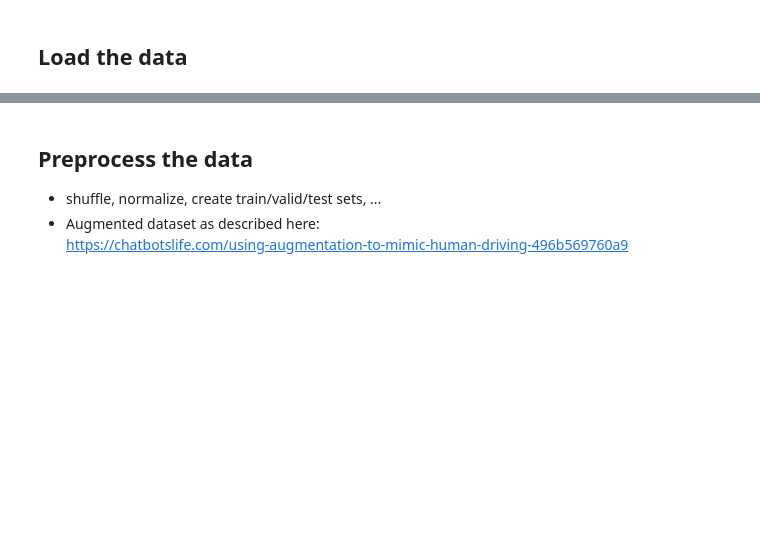
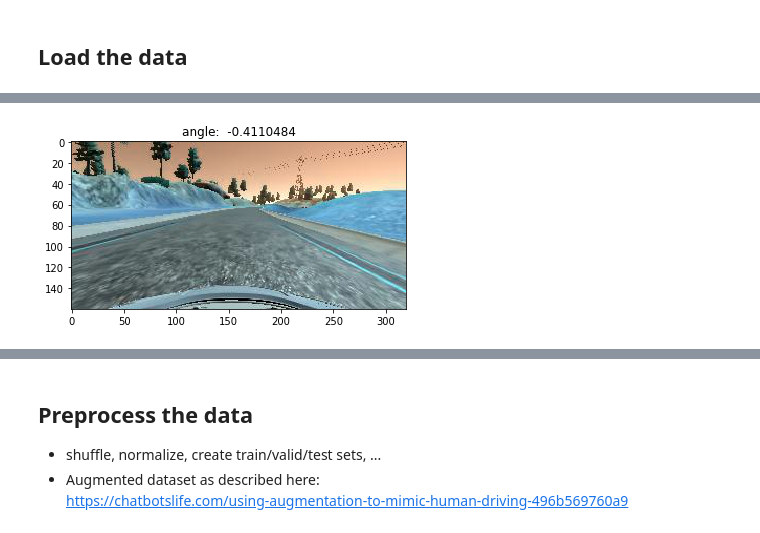
Before and after one commit to kcbighuge/SDCND-Behavioral-Cloning-P3, a Jupyter notebook: Behavioral_Cloning_v1.ipynb, the cells around one changed output, grey strips where cells are left out. Drawn from its saved outputs; the diff is of its cells as text; code cells hidden in the pictures; blank space fills up the shorter version.

```diff
--- a/Behavioral_Cloning_v1.ipynb
+++ b/Behavioral_Cloning_v1.ipynb
@@ -382,0 +399,10 @@ plt.show()
+# %%
+# Look at a random training image
+i = np.random.randint(len(samples))
+sample = samples[i]
+img_name = '../sample-data/IMG/'+sample[0].split('/')[-1]
+ctr_img = cv2.imread(img_name)
+plt.imshow(ctr_img, cmap='gray')
+plt.title('angle: {}'.format(sample[3]));
+# %% [output]
+[figure, added]
```
Also changed, not shown: parts of 9 cells of this notebook, 3 other files.
